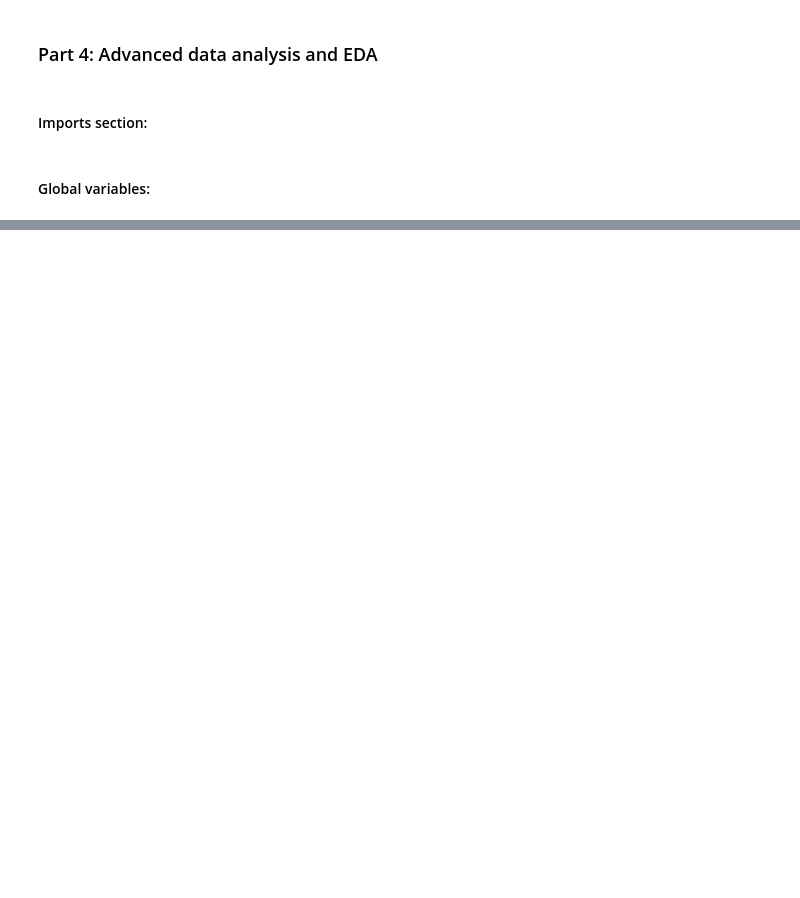
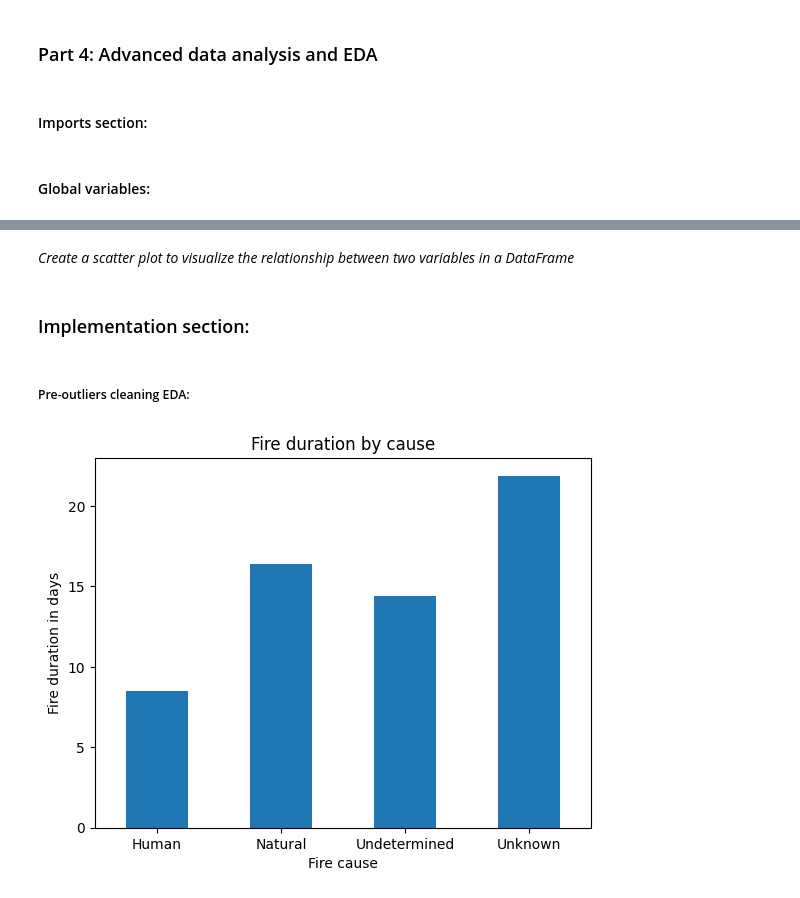
Before and after one commit to jenzalkind/intro-to-data-science-project, a Jupyter notebook: advanced_data_analysis.ipynb, the cells around one changed output, grey strips where cells are left out. Saved outputs shown, nothing was run; the diff lists cells and outputs as text; code cells hidden in the pictures; blank space fills up the shorter version.

```diff
--- a/advanced_data_analysis.ipynb
+++ b/advanced_data_analysis.ipynb
@@ -30,12 +14,9 @@ import matplotlib.pyplot as plt
 # %% [markdown]
 #### Global variables:
 # %%
-CSV_BEFORE_OUTLIERS = "fire_history_prep.csv"
-
+CSV_BEFORE = "fire_history_additional.csv"
+AFTER_OUTLIERS = 'fire_history_outliers_removed.csv'
+AFTER_VALIDATION = 'fire_history_prep.csv'
 
 WEATHER_CSV = 'fire_history_with_weather.csv'
 FINAL_CSV = 'fire_history_final.csv'
-OUTLIERS_CSV = 'fire_history_additional.csv'
-
-OUTLIERS_MAP = "geo_outliers.png"
-USA_MAP_PNG = "USAMap.png"
@@ -98,3 +61,5 @@ def bar_fire_cause_duration(df):
+# %% [markdown]
+*Create a scatter plot to visualize the relationship between two variables in a DataFrame*
 # %%
 def scatter_fire(df, x, y):
     for value in reversed(df['CausedByWeather'].unique()):
@@ -108,3 +73,12 @@ def scatter_fire(df, x, y):
     plt.xlabel(x)
     plt.ylabel(y)
     plt.show()
+# %% [markdown]
+### Implementation section:
+# %% [markdown]
+##### Pre-outliers cleaning EDA:
+# %%
+df_before = pd.read_csv(CSV_BEFORE)
+bar_fire_cause_duration(df_before)
+# %% [output]
+[figure, added]
```
Also changed, not shown: parts of 27 cells of this notebook.
